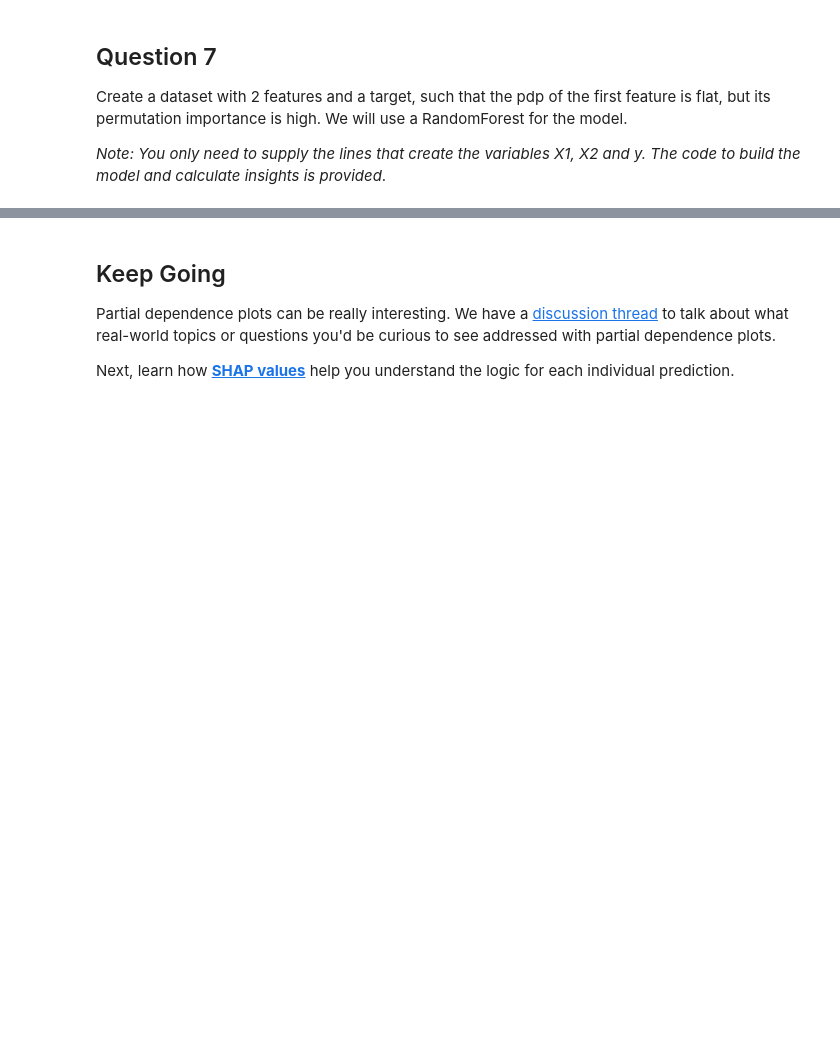
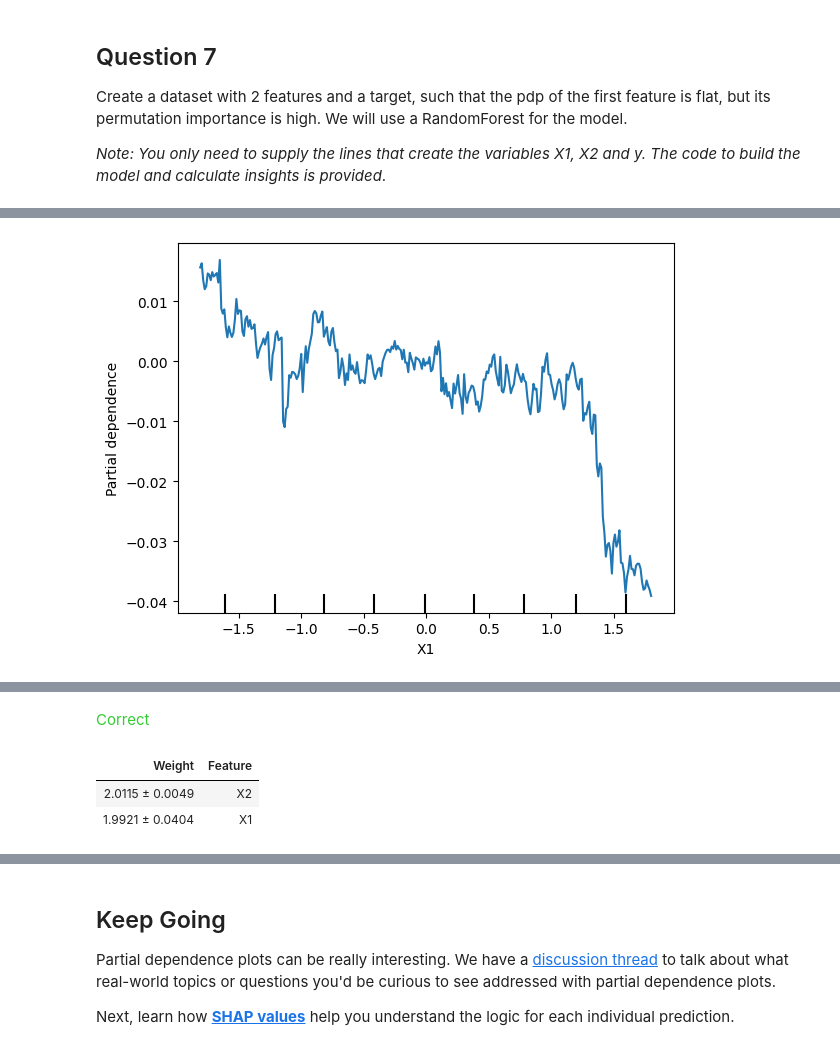
Before and after one commit to Airlectric/Data_Analytics_Kaggle_Projects, a Jupyter notebook: exercise-partial-plots.ipynb, the cells around one changed output, grey strips where cells are left out. Saved outputs shown, nothing was run; the diff lists cells and outputs as text; code cells hidden in the pictures; blank space fills up the shorter version.

```diff
--- a/exercise-partial-plots.ipynb
+++ b/exercise-partial-plots.ipynb
@@ -281,10 +323,10 @@ from eli5.sklearn import PermutationImportance
 n_samples = 20000
 
 # Create array holding predictive feature
-X1 = ____
-X2 = ____
+X1 = 4 * rand(n_samples) - 2
+X2 = 4 * rand(n_samples) - 2
 # Create y. you should have X1 and X2 in the expression for y
-y = ____
+y = X1 * X2
 
 
 # create dataframe because pdp_isolate expects a dataFrame as an argument
@@ -304,3 +346,4 @@ q_7.check()
 
 # show the weights for the permutation importance you just calculated
 eli5.show_weights(perm, feature_names = ['X1', 'X2'])
+# %% [output]
@@ -306,0 +353 @@ eli5.show_weights(perm, feature_names = ['X1', 'X2'])
+[figure, added]
@@ -307,2 +355,6 @@ eli5.show_weights(perm, feature_names = ['X1', 'X2'])
+<span style="color:#33cc33">Correct</span>
+| Weight | Feature |
+| 2.0115 ± 0.0049 | X2 |
+| 1.9921 ± 0.0404 | X1 |
 # %%
 # Uncomment the following lines for the hint or solution
```
Also changed, not shown: parts of 9 cells of this notebook.
